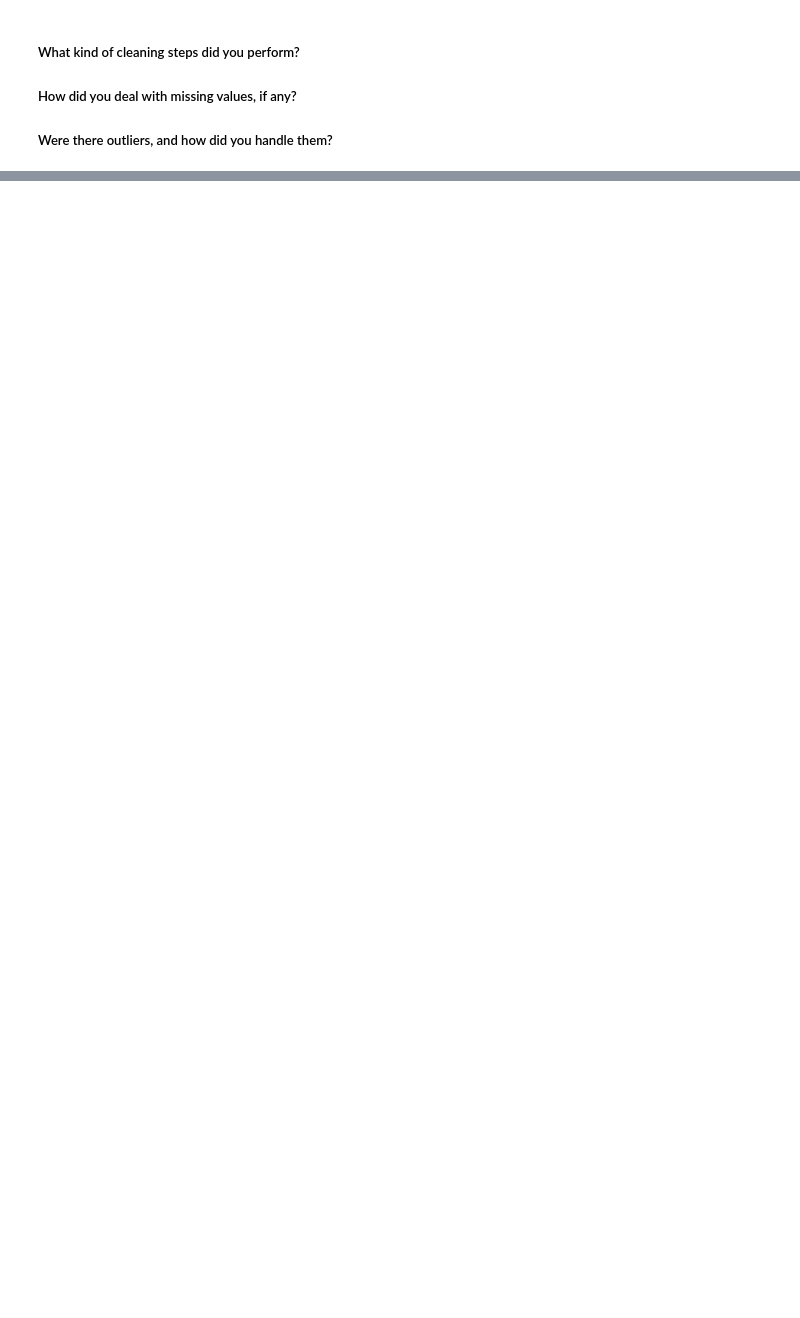
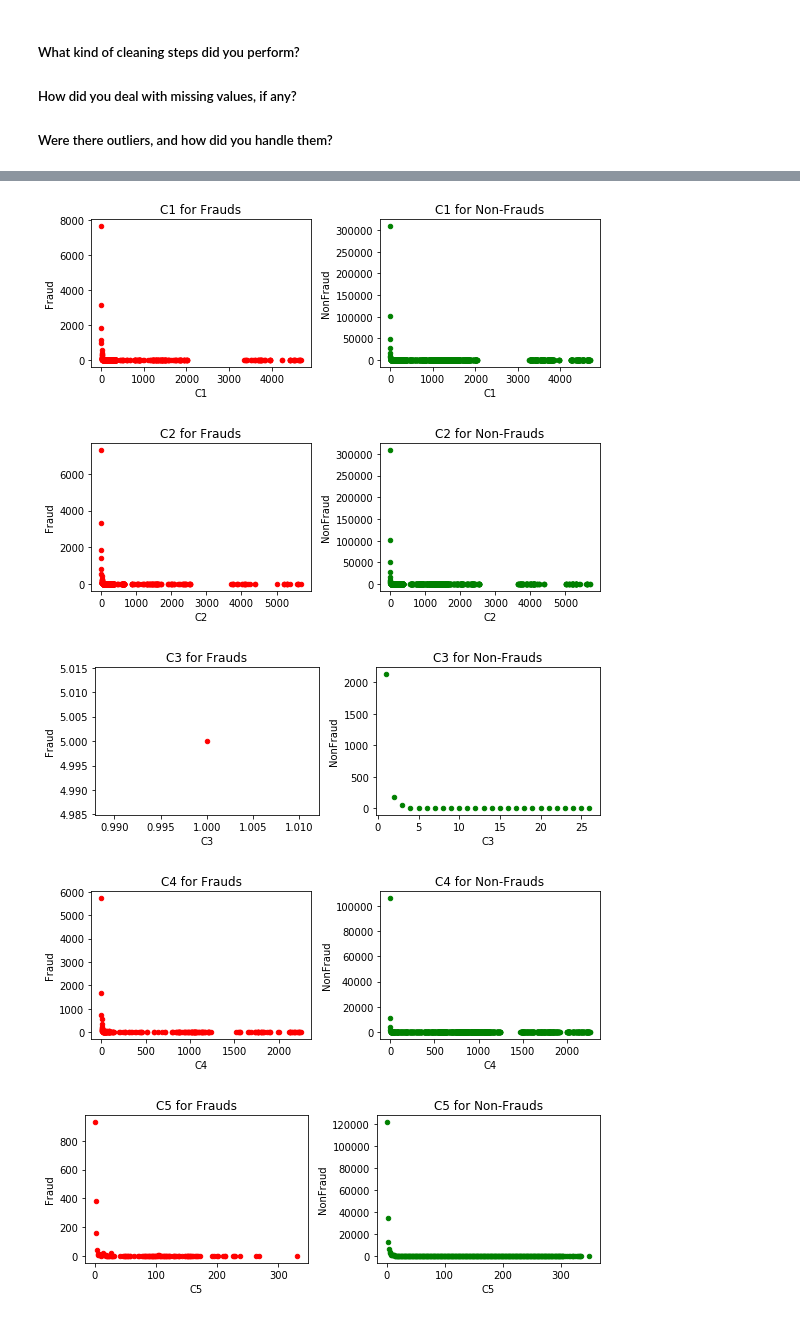
Before and after one commit to Suman-Saini/CapstoneProject_1, a Jupyter notebook: DataWrangling/Data Wrangling.ipynb, the cells around one changed output, grey strips where cells are left out. Cells and saved outputs as stored; diff of their text form; code cells hidden in the pictures; blank space fills up the shorter version.

```diff
--- a/DataWrangling/Data Wrangling.ipynb
+++ b/DataWrangling/Data Wrangling.ipynb
@@ -317,0 +160,21 @@ grouped[grouped['TransactionID']==7].head(5)
+# %%
+plotFradulent('C1')
+plotFradulent('C2')
+plotFradulent('C3')
+plotFradulent('C4')
+plotFradulent('C5')
+plotFradulent('C6')
+plotFradulent('C7')
+plotFradulent('C8')
+plotFradulent('C9')
+plotFradulent('C10')
+plotFradulent('C11')
+plotFradulent('C12')
+plotFradulent('C13')
+plotFradulent('C14')
+# %% [output]
+[figure, added]
+[figure, added]
+[figure, added]
+[figure, added]
+[figure, added]
```
Also changed, not shown: parts of 53 cells of this notebook.
